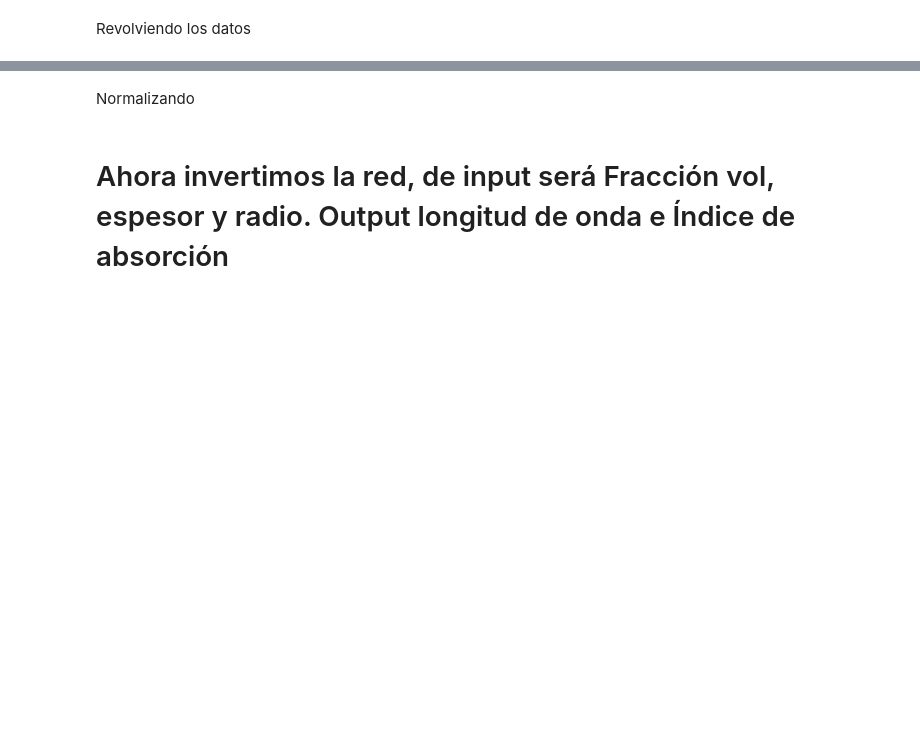
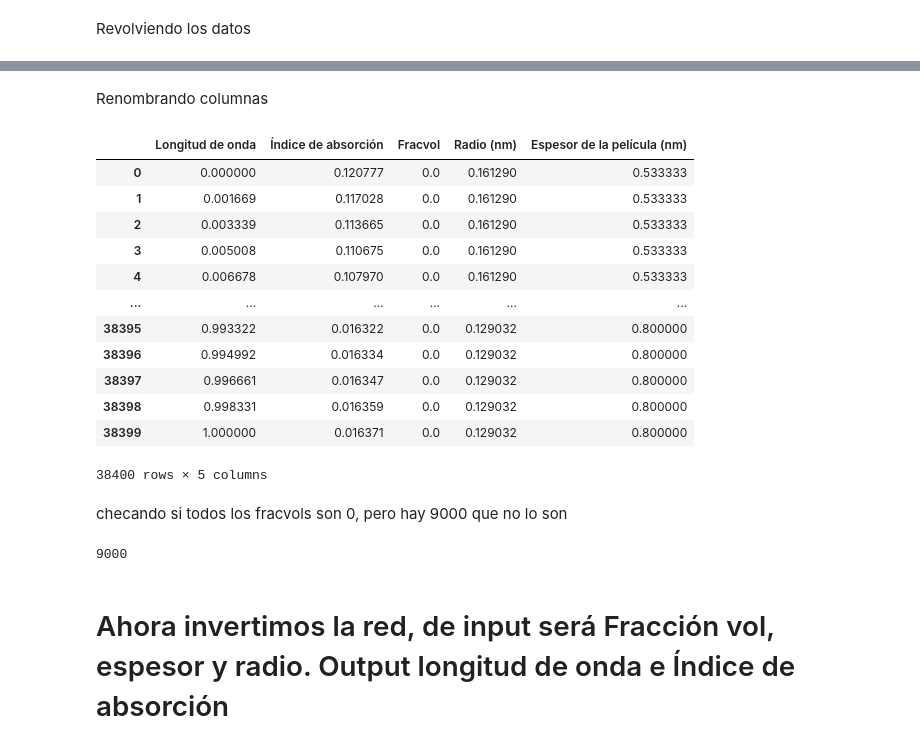
Before and after one commit to lorenzoog00/ASE, a Jupyter notebook: redN/RedNeuronal1/normalizado.ipynb, the cells around one changed output, grey strips where cells are left out. Saved outputs shown, nothing was run; the diff lists cells and outputs as text; code cells hidden in the pictures; blank space fills up the shorter version.

```diff
--- a/redN/RedNeuronal/normalizado.ipynb
+++ b/redN/RedNeuronal1/normalizado.ipynb
@@ -28,0 +45,2 @@ for file in files:
+# %%
+cols = list(param.columns)
@@ -31,2 +85,29 @@ Revolviendo los datos
+# %% [markdown]
+Renombrando columnas
+# %%
+columnas = dict(zip(df_norm.columns, cols))
+df_norm = df_norm.rename(columns=columnas)
+df_norm
+# %% [output]
+|  | Longitud de onda | Índice de absorción | Fracvol | Radio (nm) | Espesor de la película (nm) |
+| 0 | 0.000000 | 0.120777 | 0.0 | 0.161290 | 0.533333 |
+| 1 | 0.001669 | 0.117028 | 0.0 | 0.161290 | 0.533333 |
+| 2 | 0.003339 | 0.113665 | 0.0 | 0.161290 | 0.533333 |
+| 3 | 0.005008 | 0.110675 | 0.0 | 0.161290 | 0.533333 |
+| 4 | 0.006678 | 0.107970 | 0.0 | 0.161290 | 0.533333 |
+| ... | ... | ... | ... | ... | ... |
+| 38395 | 0.993322 | 0.016322 | 0.0 | 0.129032 | 0.800000 |
+| 38396 | 0.994992 | 0.016334 | 0.0 | 0.129032 | 0.800000 |
+| 38397 | 0.996661 | 0.016347 | 0.0 | 0.129032 | 0.800000 |
+| 38398 | 0.998331 | 0.016359 | 0.0 | 0.129032 | 0.800000 |
+| 38399 | 1.000000 | 0.016371 | 0.0 | 0.129032 | 0.800000 |
+38400 rows × 5 columns
+# %% [markdown]
+checando si todos los fracvols son 0, pero hay 9000 que no lo son
+# %%
+arr = df_norm.loc[df_norm['Fracvol'] > 0.0, 'Fracvol'].values
+len(arr)
+# %% [output]
+9000
 # %%
 from sklearn.model_selection import train_test_split
@@ -35,4 +116,2 @@ train_df, test_df = train_test_split(param, test_size=0.2, random_state=42)
-# %% [markdown]
-Normalizando
 # %% [markdown]
 # Ahora invertimos la red, de input será Fracción vol, espesor y radio. Output longitud de onda e Índice de absorción
```
Also changed, not shown: parts of 26 cells of this notebook, 9 other files.
